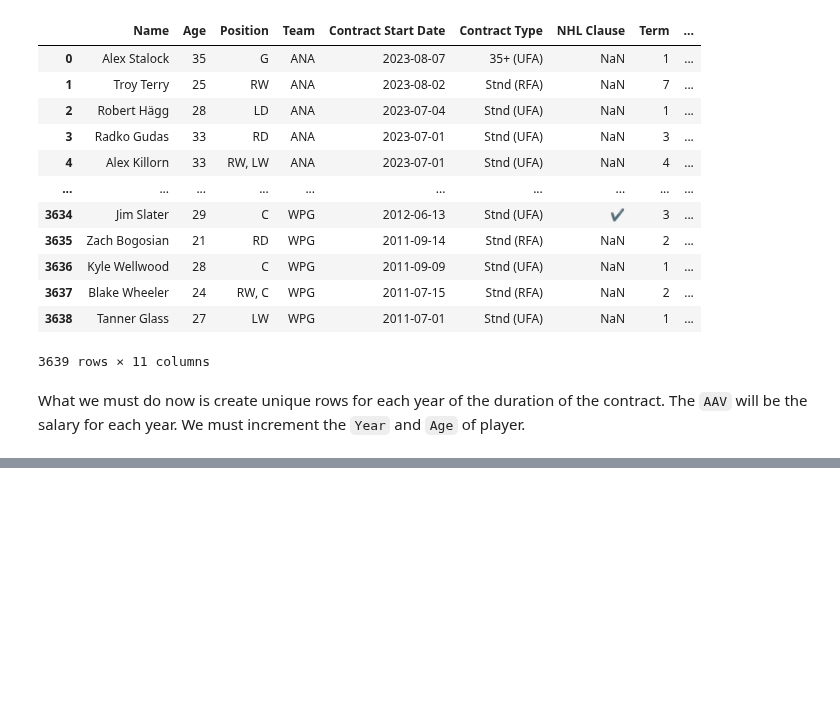
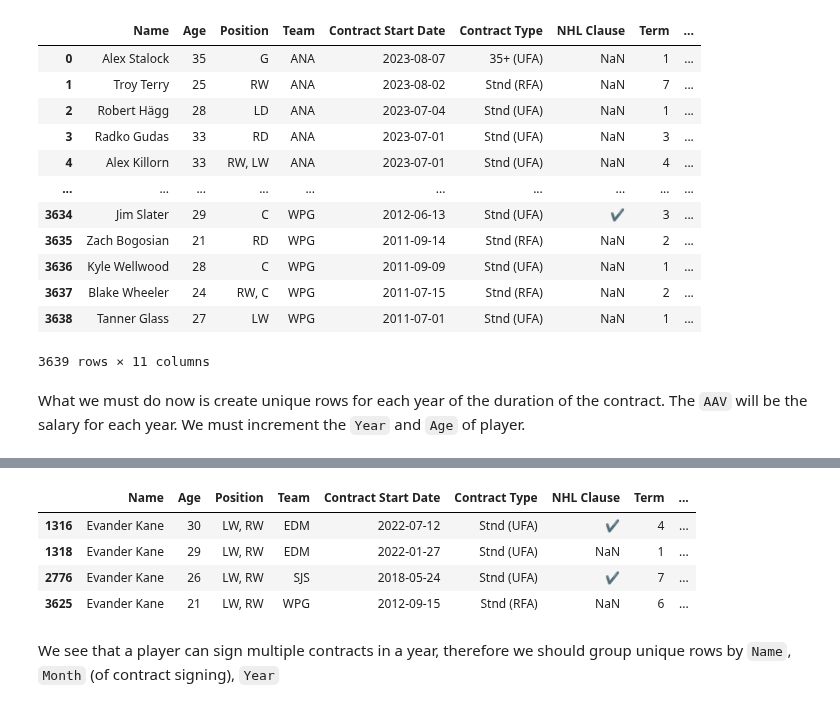
Before and after one commit to lukekerwin/DS-320_Project, a Jupyter notebook: Contract Data/Contracts_Cleaning.ipynb, the cells around one changed output, grey strips where cells are left out. Saved outputs shown, nothing was run; the diff lists cells and outputs as text; code cells hidden in the pictures; blank space fills up the shorter version.

```diff
--- a/Contract Data/Contracts_Cleaning.ipynb
+++ b/Contract Data/Contracts_Cleaning.ipynb
@@ -187,0 +234,12 @@ What we must do now is create unique rows for each year of the duration of the c
+# %%
+# Look into  duplicate rows
+
+Contracts[Contracts['Name'] == 'Evander Kane']
+# %% [output]
+|  | Name | Age | Position | Team | Contract Start Date | Contract Type | NHL Clause | Term | ... |
+| 1316 | Evander Kane | 30 | LW, RW | EDM | 2022-07-12 | Stnd (UFA) | ✔ | 4 | ... |
+| 1318 | Evander Kane | 29 | LW, RW | EDM | 2022-01-27 | Stnd (UFA) | NaN | 1 | ... |
+| 2776 | Evander Kane | 26 | LW, RW | SJS | 2018-05-24 | Stnd (UFA) | ✔ | 7 | ... |
+| 3625 | Evander Kane | 21 | LW, RW | WPG | 2012-09-15 | Stnd (RFA) | NaN | 6 | ... |
+# %% [markdown]
+We see that a player can sign multiple contracts in a year, therefore we should group unique rows by `Name`, `Month` (of contract signing), `Year`
```
Also changed, not shown: parts of 15 cells of this notebook.
